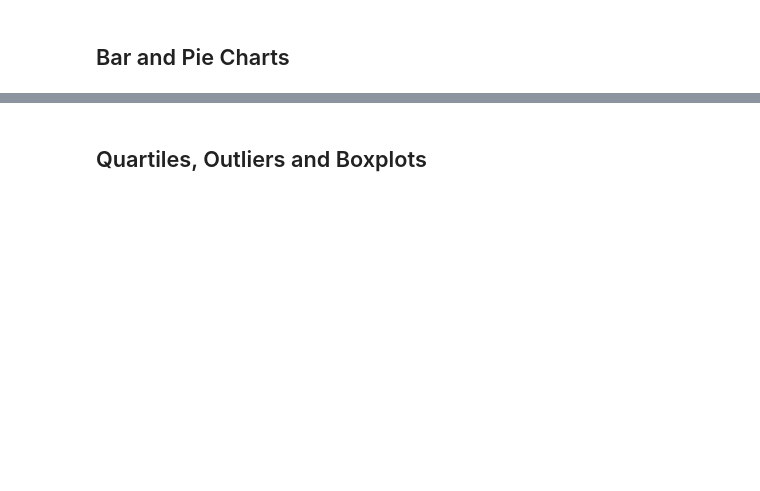
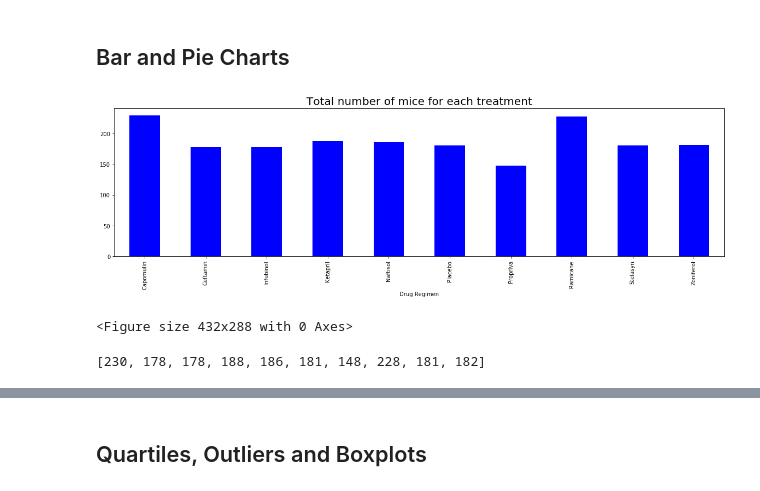
Before and after one commit to arvinseeva/matplotlib-challenge, a Jupyter notebook: pymaceuticals_starter.ipynb, the cells around one changed output, grey strips where cells are left out. Saved outputs shown, nothing was run; the diff lists cells and outputs as text; code cells hidden in the pictures; blank space fills up the shorter version.

```diff
--- a/pymaceuticals_starter.ipynb
+++ b/pymaceuticals_starter.ipynb
@@ -99,7 +75,5 @@ grouped_mouse.head(1893)
 # %%
 # Create a clean DataFrame by dropping the duplicate mouse by its ID.
-all_data.drop_duplicates()
-
-all_data
+new_all_data = all_data[all_data['Mouse ID'].isin(duplicate_mice)==False]
 
 #all_data.count()
@@ -144,3 +146,15 @@ AttributeError: 'DataFrame' object has no attribute 'groupy'
 ## Bar and Pie Charts
 # %%
 # Generate a bar plot showing the total number of mice for each treatment throughout the course of the study using pandas.
+mouse_per_treatment= new_all_data.groupby(["Drug Regimen"]).count()["Mouse ID"]
+
+mouse_per_treatment.plot(kind="bar", stacked=True, color="b", figsize=(20,5))
+
+# Set a title for the chart
+plt.title("Total number of mice for each treatment", fontsize=20)
+
+plt.show()
+plt.tight_layout()
+# %% [output]
+[figure, added]
+<Figure size 432x288 with 0 Axes>
@@ -152,0 +161,7 @@ AttributeError: 'DataFrame' object has no attribute 'groupy'
+# %%
+#List of drug regiment
+
+reg_name = (new_all_data.groupby(["Drug Regimen"])["Mouse ID"].count()).tolist()
+reg_name
+# %% [output]
+[230, 178, 178, 188, 186, 181, 148, 228, 181, 182]
```
Also changed, not shown: parts of 17 cells of this notebook.
